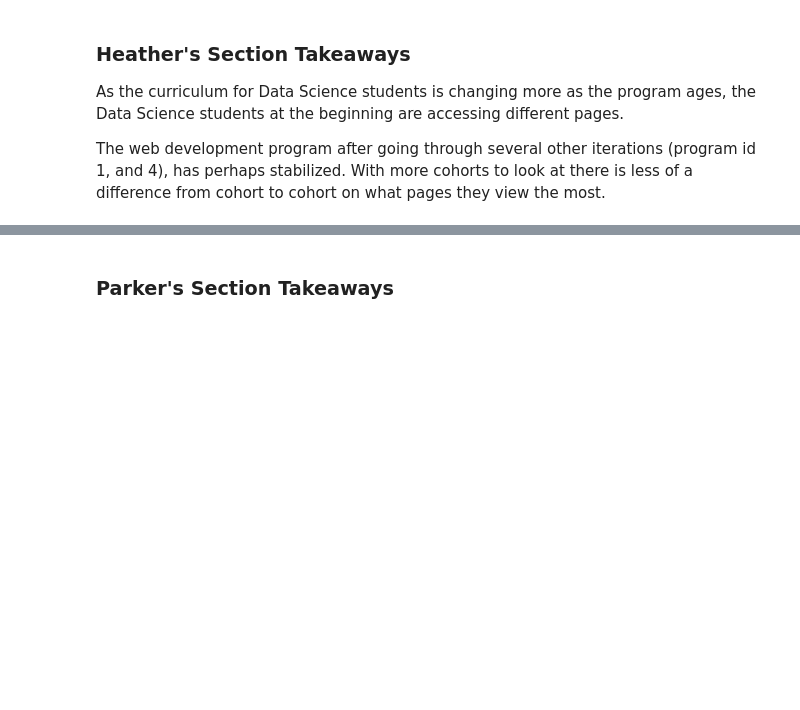
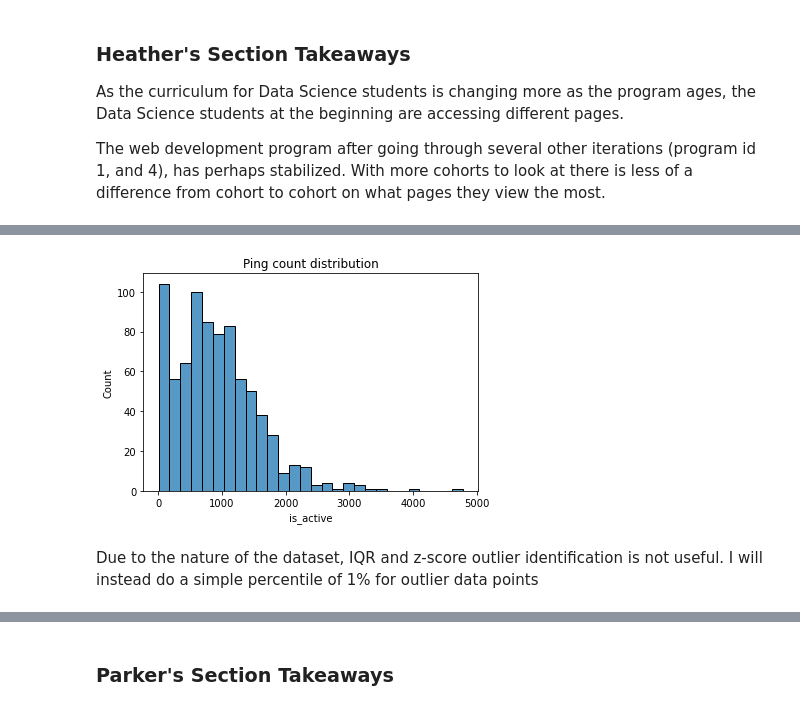
Before and after one commit to Florence-Team-8/anomaly-detection-project, a Jupyter notebook: ad_project_final_notebook.ipynb, the cells around one changed output, grey strips where cells are left out. Cells and saved outputs as stored; diff of their text form; code cells hidden in the pictures; blank space fills up the shorter version.

```diff
--- a/ad_project_final_notebook.ipynb
+++ b/ad_project_final_notebook.ipynb
@@ -410,2 +409,10 @@ The web development program after going through several other iterations (progra
 # %%
 # acquire and prep
+# %%
+# Save the dataframe as an original to access date column
+df = a.get_joined_curriculum_data()
+df_og = a.get_joined_curriculum_data()
+# %%
+# clean up dtypes and create a column for active status. Also add a ping variable to aggregate
+df = p.make_active(df)
+df.sample(10)
@@ -411,0 +432,16 @@ The web development program after going through several other iterations (progra
+# %%
+# create active students and inactive student dataframes to answer both questions
+active_df = df[df.is_active == True]
+inactive_df = df[df.is_active == False]
+# %%
+# Save counts of pings for analysis
+active_ping = active_df.groupby(by = 'user_id').sum()
+# %%
+# check distribution to determine outlier identification method
+sns.histplot(active_ping.is_active)
+plt.title('Ping count distribution')
+plt.show()
+# %% [output]
+[figure, added]
+# %% [markdown]
+Due to the nature of the dataset, IQR and z-score outlier identification is not useful. I will instead do a simple percentile of 1% for outlier data points
```
Also changed, not shown: parts of 13 cells of this notebook, 3 other files.
